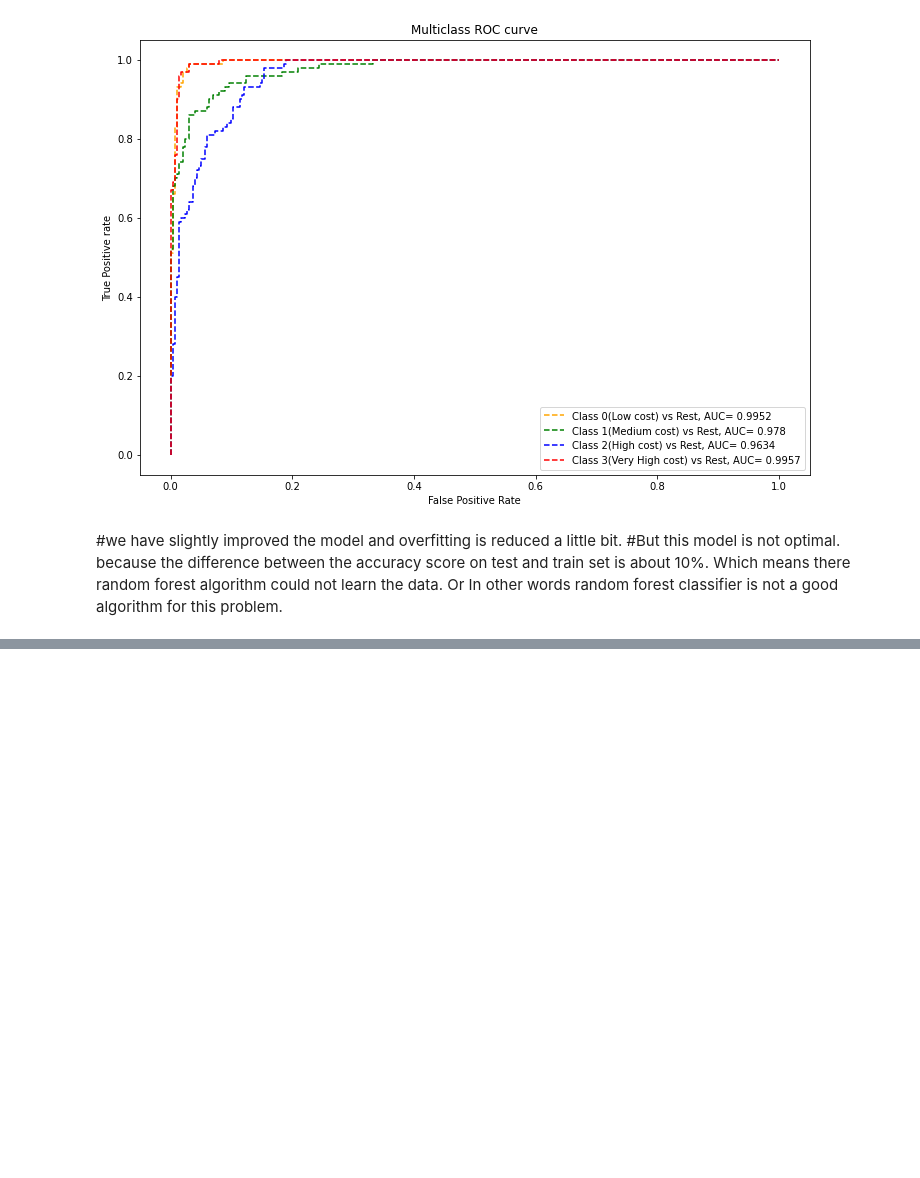
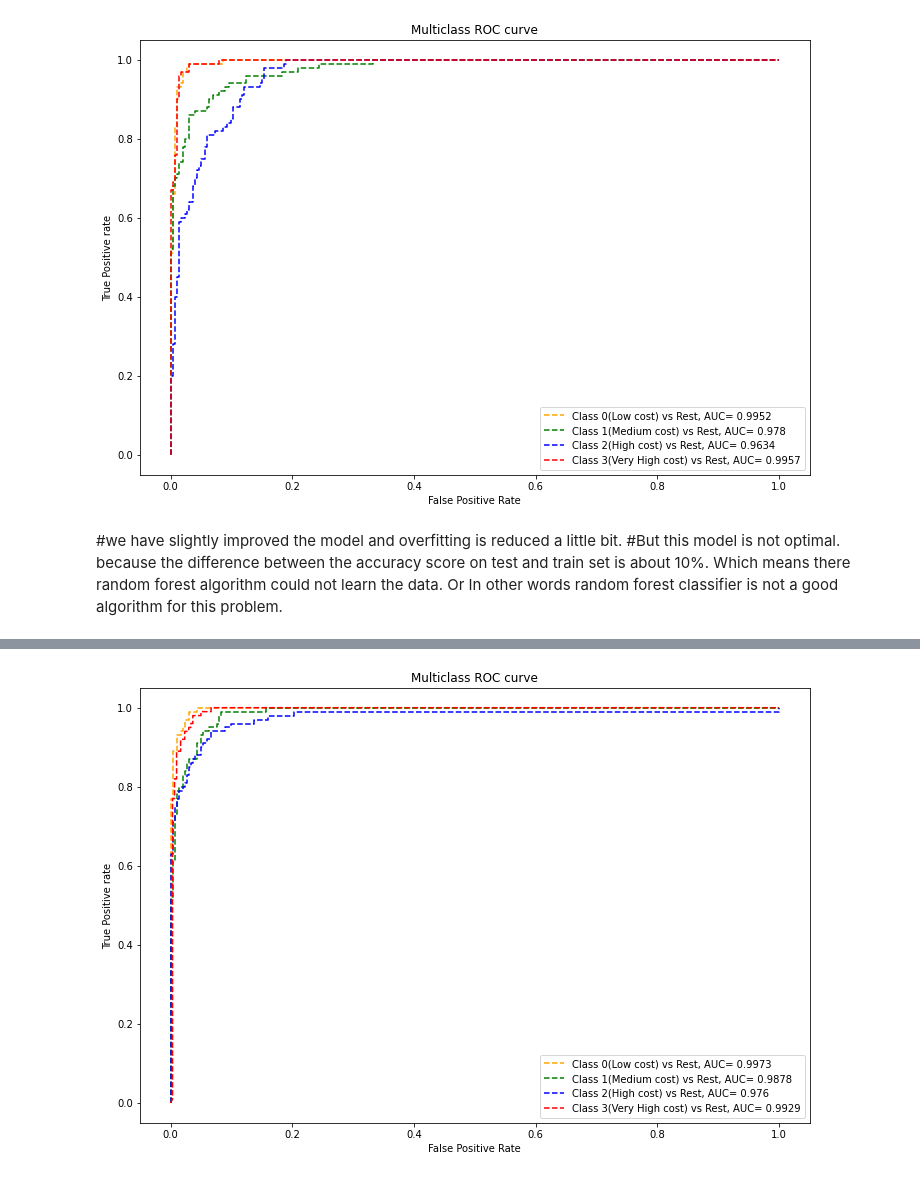
Before and after one commit to Lovejeet-Singh-31/Mobile-Price-Range-Prediction, a Jupyter notebook: Mobile_Price_Range_Prediction.ipynb, the cells around one changed output, grey strips where cells are left out. Cells and saved outputs as stored; diff of their text form; code cells hidden in the pictures; blank space fills up the shorter version.

```diff
--- a/Mobile_Price_Range_Prediction.ipynb
+++ b/Mobile_Price_Range_Prediction.ipynb
@@ -1269,0 +1466,6 @@ performance_df=pd.DataFrame(dict1,index=[1])
+# %%
+# Plot AUC ROC curve.
+pred_prob = gbc_optimal.predict_proba(X_test)
+plot_Auc_roc(y_test,pred_prob)
+# %% [output]
+[figure, added]
```
Also changed, not shown: parts of 122 cells of this notebook.
